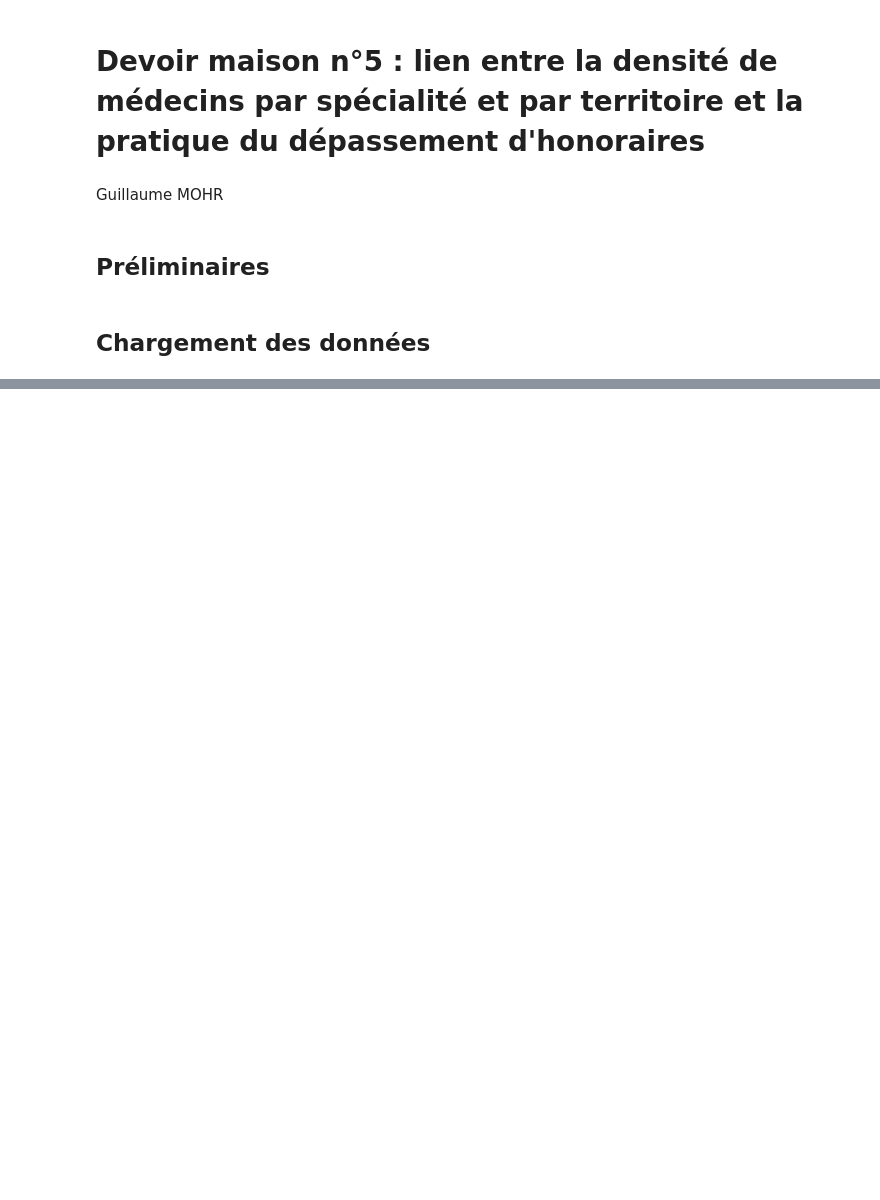
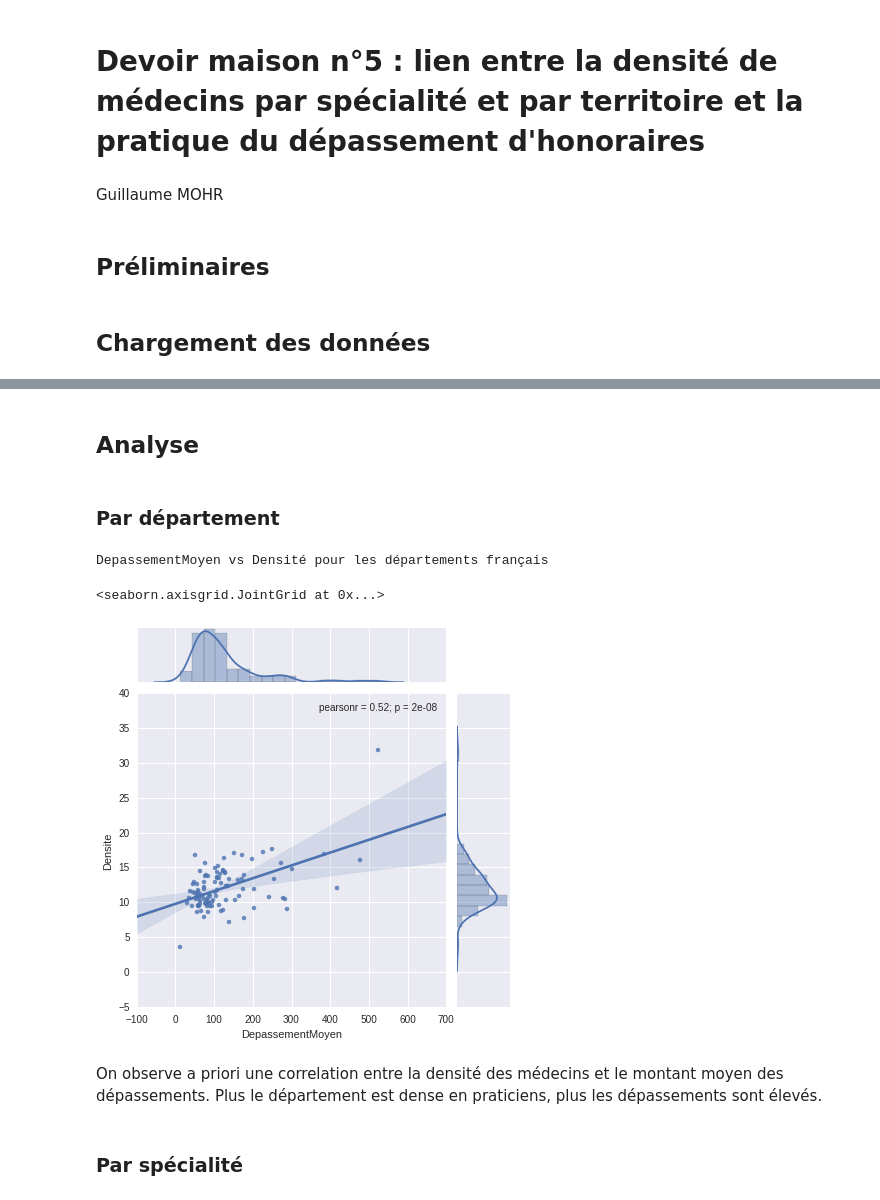
Before and after one commit to rachidalili/MS-BGD2015, a Jupyter notebook: guillaume-mohr/Lesson5/exo_dom_lesson_05.py.ipynb, the cells around one changed output, grey strips where cells are left out. Saved outputs shown, nothing was run; the diff lists cells and outputs as text; code cells hidden in the pictures; blank space fills up the shorter version.

```diff
--- a/guillaume-mohr/Lesson5/exo_dom_lesson_05.py.ipynb
+++ b/guillaume-mohr/Lesson5/exo_dom_lesson_05.py.ipynb
@@ -52,0 +195,2 @@ sig
+# %%
+rpps_dep = rpps.sort_values(by='ZoneInscription').iloc[:4242,:].copy()
@@ -52,0 +206,31 @@ sig
+# %%
+rpps_dep['departement'] = rpps_dep['ZoneInscription'].map(lambda s: s.split(' ')[0])
+
+def delete_zero(s):
+    if len(s) > 0 and s[0] == '0':
+        return s[1:]
+    else:
+        return s
+
+rpps_dep['departement'] = rpps_dep['departement'].map(delete_zero)
+# %%
+density_dpt = rpps_dep.groupby('departement')['Densite'].mean()
+density_spe = rpps_dep.groupby('exe_spe')['Densite'].mean()
+# %% [markdown]
+##  Analyse
+# %% [markdown]
+### Par département
+# %%
+data = pd.DataFrame(average_dep_dpt).join(density_dpt)
+data = data.rename(columns={'dep_mon': 'DepassementMoyen'})
+# %%
+print('DepassementMoyen vs Densité pour les départements français')
+sns.jointplot('DepassementMoyen', 'Densite', data, kind="reg")
+# %% [output]
+DepassementMoyen vs Densité pour les départements français
+<seaborn.axisgrid.JointGrid at 0x...>
+[figure, added]
+# %% [markdown]
+On observe a priori une correlation entre la densité des médecins et le montant moyen des dépassements. Plus le département est dense en praticiens, plus les dépassements sont élevés.
+# %% [markdown]
+### Par spécialité
```
Also changed, not shown: parts of 46 cells of this notebook, 1 other file.
